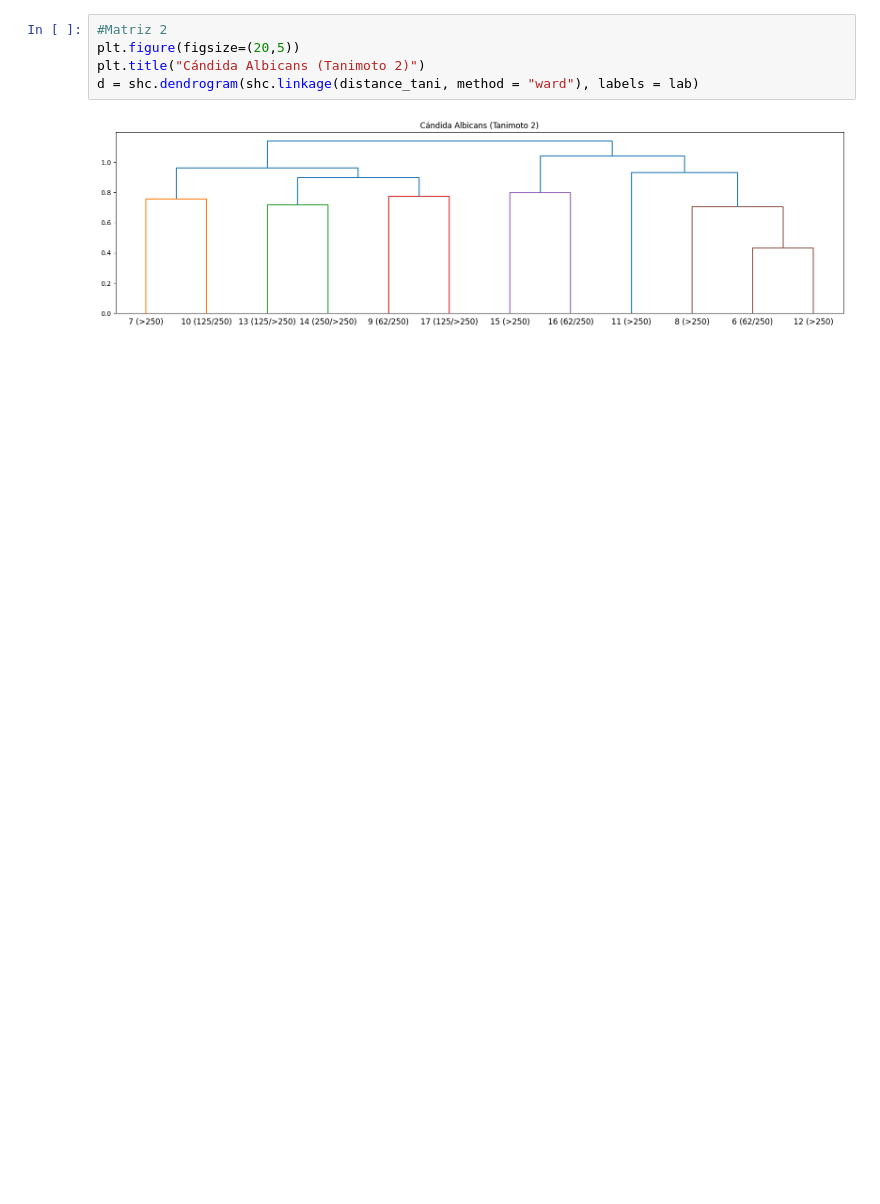
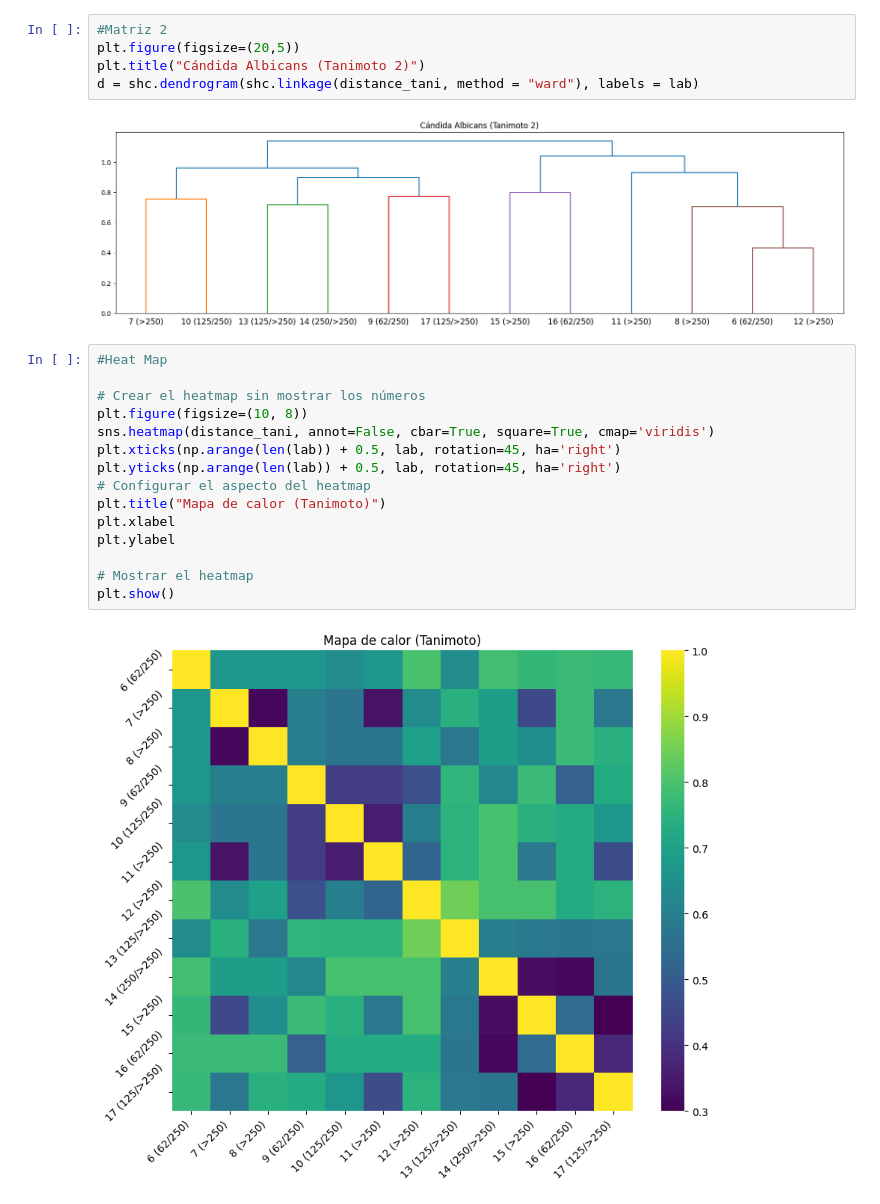
Before and after one commit to jisusP/Art-culo, a Jupyter notebook: Candida_albicans_coseno.ipynb, the cells around one changed output. Saved outputs shown, nothing was run; the diff lists cells and outputs as text; blank space fills up the shorter version.

```diff
--- a/Candida_albicans_coseno.ipynb
+++ b/Candida_albicans_coseno.ipynb
@@ -95,3 +129,20 @@ plt.title("Cándida Albicans (Tanimoto 2)")
 d = shc.dendrogram(shc.linkage(distance_tani, method = "ward"), labels = lab)
 # %% [output]
 [figure]
+# %%
+#Heat Map
+
+# Crear el heatmap sin mostrar los números
+plt.figure(figsize=(10, 8))
+sns.heatmap(distance_tani, annot=False, cbar=True, square=True, cmap='viridis')
+plt.xticks(np.arange(len(lab)) + 0.5, lab, rotation=45, ha='right')
+plt.yticks(np.arange(len(lab)) + 0.5, lab, rotation=45, ha='right')
+# Configurar el aspecto del heatmap
+plt.title("Mapa de calor (Tanimoto)")
+plt.xlabel
+plt.ylabel
+
+# Mostrar el heatmap
+plt.show()
+# %% [output]
+[figure, added]
```
Also changed, not shown: parts of 2 cells of this notebook.
